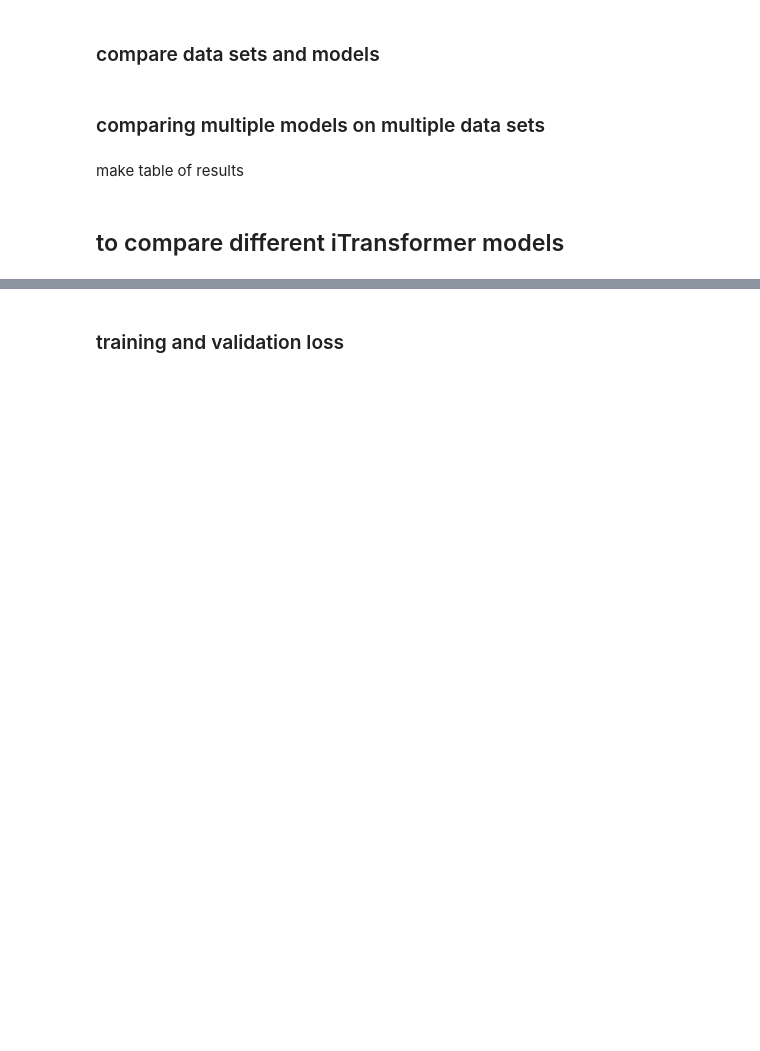
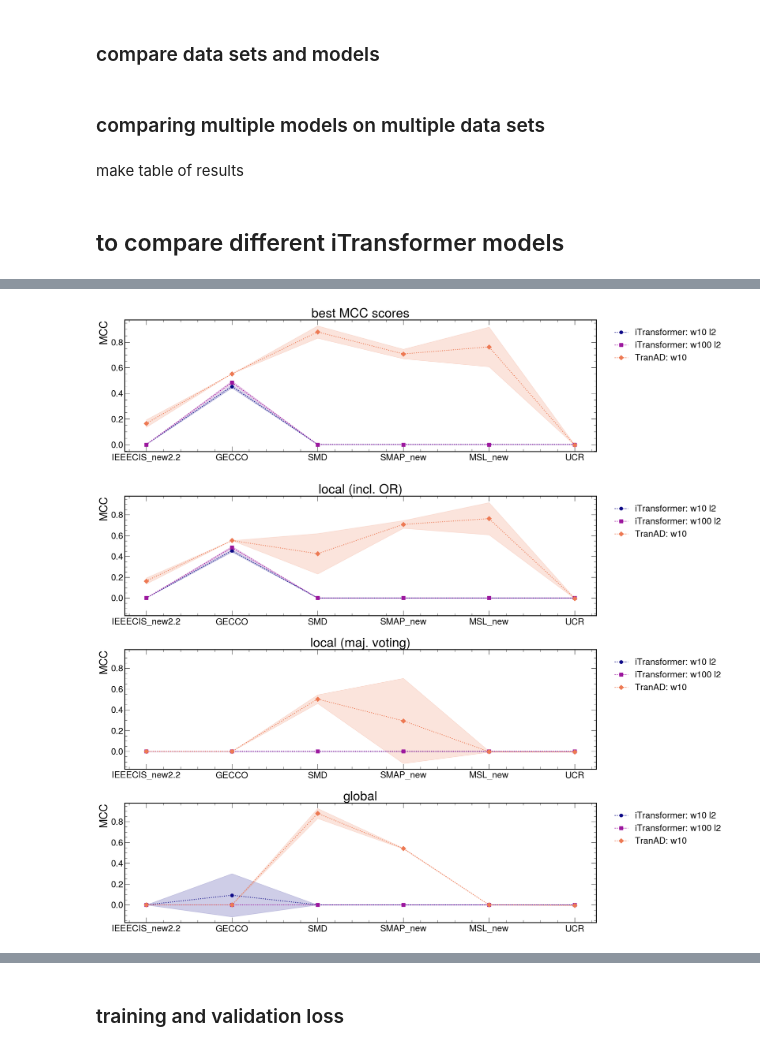
Before and after one commit to PedroKochinski/TSAD_from_laurab222, a Jupyter notebook: visualise.ipynb, the cells around one changed output, grey strips where cells are left out. Drawn from its saved outputs; the diff is of its cells as text; code cells hidden in the pictures; blank space fills up the shorter version.

Commit message:
adding creditcard data

```diff
--- a/visualise.ipynb
+++ b/visualise.ipynb
@@ -1446,6 +1446,13 @@ config = {
  'iTransformer9': {'window': 100, 'steps': 50, 'latent': 100, 'eps': 5, 'lab': 'iTransformer: w100 l100', 'weighted': False},
  'iTransformer10': {'window': 10, 'steps': 1, 'latent': 5, 'eps': 5, 'lab': 'iTransformer: w10 l5 \nweighted MSE test', 'weighted': True},
  'iTransformer11': {'window': 100, 'steps': 50, 'latent': 50, 'eps': 5, 'lab': 'iTransformer: w100 l50 \nweighted MSE test', 'weighted': True},
- 'TranAD': {'window': 10, 'steps': 1, 'eps': 5, 'lab': 'TranAD: w10'},
+ 'TranAD': {'window': 10, 'steps': 1, 'eps': 200, 'lab': 'TranAD: w10'},
+#  'MAD_GAN': {'lab': 'MAD_GAN'},
+#  'OmniAnomaly': {'lab': 'OmniAnomaly'},
+#  'LSTM_AE': {'lab': 'LSTM_AE'},
+#  'DAGMM': {'lab': 'DAGMM'},
+#  'USAD': {'lab': 'USAD'},
+#  'IF': {'lab': 'IF'},
+#  'None': {'lab': 'None'}
 }
 # %%
@@ -1656,20 +1690,25 @@ def plot_best_MSE_mean_std(results, datasets, models, metric='test loss', name=N
 # %%
 modes = ['local (incl. OR)', 'local (maj. voting)', 'global']
 # %%
-data3 = ['ATLAS_TS', 'IEEECIS_new2.2', 'GECCO6', 'SMD', 'SMAP_new', 'MSL_new', 'SWaT', 'UCR'] #'ATLAS_TS',
-models3 = ['iTransformer3', 'iTransformer5', 'iTransformer7', 'iTransformer10', 'TranAD']
+data3 = ['IEEECIS_new2.2', 'GECCO',  'SMD', 'SMAP_new', 'MSL_new', 'UCR']
+# ['ATLAS_TS', 'IEEECIS_new2.2', 'GECCO6', 'SMD', 'SMAP_new', 'MSL_new', 'SWaT', 'UCR'] #'ATLAS_TS',
+models3 = ['iTransformer3', 'iTransformer4', 'TranAD'] #, 'MAD_GAN', 'OmniAnomaly', 'LSTM_AE', 'DAGMM', 'USAD']
+# ['iTransformer3', 'iTransformer5', 'iTransformer7', 'iTransformer10', 'TranAD']
 # ['iTransformer4', 'iTransformer8', 'iTransformer6', 'iTransformer9', 'iTransformer11', 'TranAD']
 # ['iTransformer3', 'iTransformer5', 'iTransformer7', 'TranAD']
 # ['iTransformer4', 'iTransformer8', 'iTransformer6', 'iTransformer9', 'TranAD']
 lab = [config[m]['lab'] for m in models3]
 
-name = None #'latent_w10_rep5_3'
+name = None # 'rep5_iTransfold_TranADnew'
 plot_best_scores_mean_std(results_mean_std, data3, models3, metric='MCC', labels=lab, name=name)
 plot_scores_mean_std(results_mean_std, modes, data3, models3, metric='MCC', labels=lab, name=name)
 # plot_best_scores_mean_std(results_mean_std, data3, models3, metric='ROC/AUC', labels=lab, name=name)
 # plot_scores_mean_std(results_mean_std, modes, data3, models3, metric='ROC/AUC', labels=lab, name=name)
 # plot_best_scores_mean_std(results_mean_std, data3, models3, metric='f1', labels=lab, name=name)
 # plot_scores_mean_std(results_mean_std, modes, data3, models3, metric='f1', labels=lab, name=name)
+# %% [output]
+[figure, added]
+[figure, added]
 # %%
 data41 = ['ATLAS_TS', 'IEEECIS_new2.2', 'GECCO6']
 data42 = ['MSL_new', 'SMAP_new', 'SMD', 'SWaT', 'UCR']
```
Also changed, not shown: parts of 11 cells of this notebook, 8 other files.
